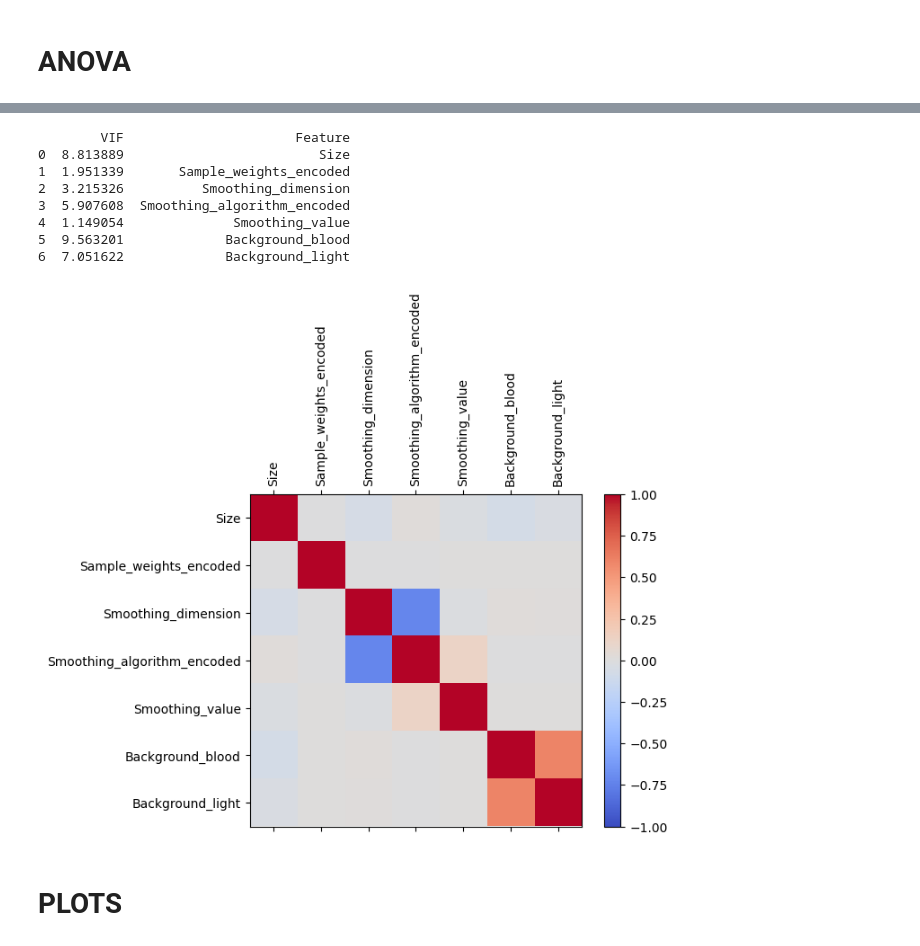
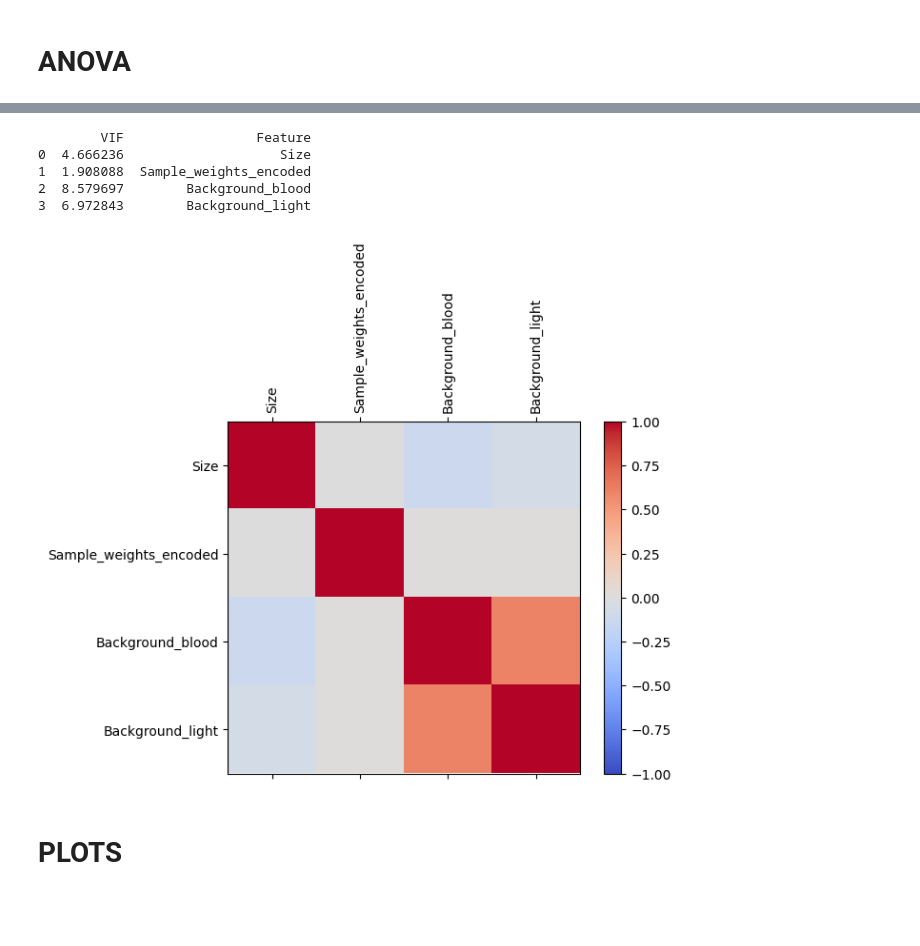
Before and after one commit to msokur/hsi-experiments, a Jupyter notebook: experiments/analyse_experiment.ipynb, the cells around one changed output, grey strips where cells are left out. Drawn from its saved outputs; the diff is of its cells as text; code cells hidden in the pictures; blank space fills up the shorter version.

```diff
--- a/experiments/analyse_experiment.ipynb
+++ b/experiments/analyse_experiment.ipynb
@@ -56,18 +179,23 @@ array([ 1, -1,  2,  3], dtype=int64)
 # %%
 import statsmodels.api as sm
-from statsmodels.formula.api import ols
+from statsmodels.formula.api import ols, glm
 import statsmodels.api as sm
 from statsmodels.formula.api import glm
 
 #df['Smoothing_algorithm'] = df['Smoothing_algorithm'].cat.reorder_categories(['no', 's', 'm', 'g'])
 
+df_a = df[df['Scaling'] == 'svn']
+df_a = df_a[df_a['Size'] != 7]
+#df_a = df_a[df_a['Smoothing_algorithm'] != 's']
+#df_a = df
 
+#+ Smoothing_dimension + Smoothing_algorithm_encoded +  Smoothing_value +
 #formula = 'Mean_between_sensitivity_and_specificity ~ C(Size) * C(Scaling) * C(Sample_weights) * Smoothing_dimension * C(Smoothing_algorithm) *  Smoothing_value * C(Background) * Background_blood * Background_light'
-formula = 'Mean_between_sensitivity_and_specificity ~ Size + Sample_weights_encoded + Smoothing_dimension + Smoothing_algorithm_encoded +  Smoothing_value + Background_blood + Background_light'
+formula = 'Mean_between_sensitivity_and_specificity ~ Size + Sample_weights_encoded + Smoothing_dimension + Smoothing_algorithm_encoded + Smoothing_value + Background_blood + Background_light'
 #formula = 'Mean_between_sensitivity_and_specificity ~ Smoothing_value + C(Smoothing_value)'
 
-model = ols(formula, data=df).fit()
-model_glm = glm(formula, data=df, family=sm.families.Gaussian(sm.families.links.log())).fit()
+model = ols(formula, data=df_a).fit()
+model_glm = glm(formula, data=df_a, family=sm.families.Gaussian(sm.families.links.log())).fit()
 
 
 anova_results = sm.stats.anova_lm(model, typ=2)
@@ -75,12 +203,20 @@ anova_results = sm.stats.anova_lm(model, typ=2)
 print(anova_results[anova_results["PR(>F)"] < 0.1])
 
 print(model_glm.summary())
+
+print(model.summary())
 #anova_df = pd.DataFrame(anova_results)
 #pd.set_option('display.max_rows', None)
 #print(anova_df)
 
 
-#mod = smf.ols(formula='Lottery ~ Literacy + Wealth + Region', data=df)
+#mod = smf.ols(formula='Lottery ~ Literacy + Wealth + Region', data=df_a)
 #res = mod.fit()
 #print(res.summary())
+
+#pd.set_option('display.float_format', '{:.6f}'.format)
+#anova_df
+#anova_df[anova_df["PR(>F)"] < 0.1]
+
+#print(model.summary())
 # %% [output]
@@ -143,46 +278,42 @@ AttributeError: 'GLMResults' object has no attribute 'resid'
 import numpy as np
 
 from statsmodels.stats.outliers_influence import variance_inflation_factor
-mapping_scaling = {'svn': 1, 'normalization': 2}
+'''mapping_scaling = {'svn': 1, 'normalization': 2}
 mapping_smoothing = {'m': 1, 'g': 2, 's': 3, 'no': 4}
 
 df['Scaling_encoded'] = df['Scaling'].map(mapping_scaling)
 df['Sample_weights_encoded'] = df['Sample_weights'].astype(int)
 df['Smoothing_algorithm_encoded'] = df['Smoothing_algorithm'].map(mapping_smoothing)
-df['Background_encoded'] = df['Background'].astype(int)
+df['Background_encoded'] = df['Background'].astype(int)'''
 
+"""'Smoothing_dimension', 'Smoothing_algorithm_encoded', 'Smoothing_value'"""
 # Assuming df_dummies is your DataFrame with dummy variables
 columns = ['Size', 'Sample_weights_encoded',
-                'Smoothing_dimension', 'Smoothing_algorithm_encoded', 'Smoothing_value', 'Background_blood', 'Background_light']
-X = df[['Size',
-                'Sample_weights_encoded',
-                'Smoothing_dimension', 'Smoothing_algorithm_encoded', 'Smoothing_value', 'Background_blood', 'Background_light']]
+                 'Background_blood', 'Background_light']
+X = df_a[columns]
 vif = pd.DataFrame()
 vif['VIF'] = [variance_inflation_factor(X.values, i) for i in range(X.shape[1])]
 vif['Feature'] = X.columns
 print(vif)
 
 corr = X.corr()
 
 fig = plt.figure()
 ax = fig.add_subplot(111)
 cax = ax.matshow(corr,cmap='coolwarm', vmin=-1, vmax=1)
 fig.colorbar(cax)
 ticks = np.arange(0,len(columns),1)
 ax.set_xticks(ticks)
 plt.xticks(rotation=90)
 ax.set_yticks(ticks)
 ax.set_xticklabels(columns)
 ax.set_yticklabels(columns)
 plt.show()
 # %% [output]
-        VIF                      Feature
-0  8.813889                         Size
-1  1.951339       Sample_weights_encoded
-2  3.215326          Smoothing_dimension
-3  5.907608  Smoothing_algorithm_encoded
-4  1.149054              Smoothing_value
-5  9.563201             Background_blood
-6  7.051622             Background_light
+        VIF                 Feature
+0  4.666236                    Size
+1  1.908088  Sample_weights_encoded
+2  8.579697        Background_blood
+3  6.972843        Background_light
-[figure, old version]
+[figure, new version]
 # %%
```
Also changed, not shown: parts of 17 cells of this notebook, 1 other file.
